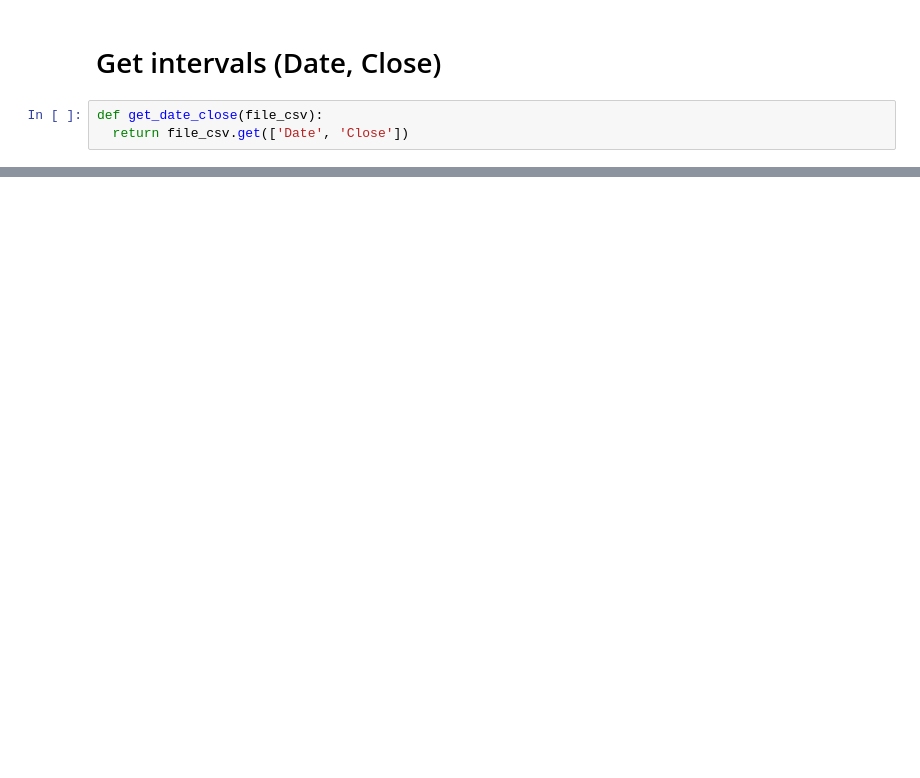
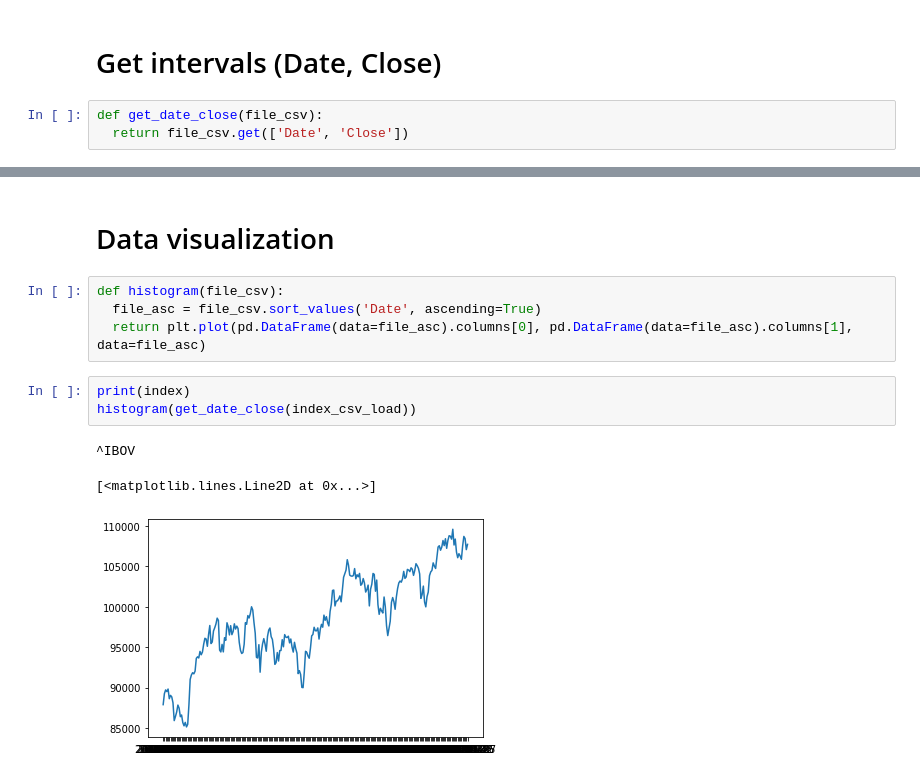
Before and after one commit to scsin/-stock_analysis, a Jupyter notebook: wtd_api.ipynb, the cells around one changed output, grey strips where cells are left out. Cells and saved outputs as stored; diff of their text form; blank space fills up the shorter version.

Commit message:
data visualization ok

```diff
--- a/wtd_api.ipynb
+++ b/wtd_api.ipynb
@@ -115,0 +130,13 @@ MGLU3
+# %% [markdown]
+# Data visualization
+# %%
+def histogram(file_csv):
+  file_asc = file_csv.sort_values('Date', ascending=True)
+  return plt.plot(pd.DataFrame(data=file_asc).columns[0], pd.DataFrame(data=file_asc).columns[1], data=file_asc)
+# %%
+print(index)
+histogram(get_date_close(index_csv_load))
+# %% [output]
+^IBOV
+[<matplotlib.lines.Line2D at 0x...>]
+[figure, added]
```
Also changed, not shown: parts of 10 cells of this notebook.
